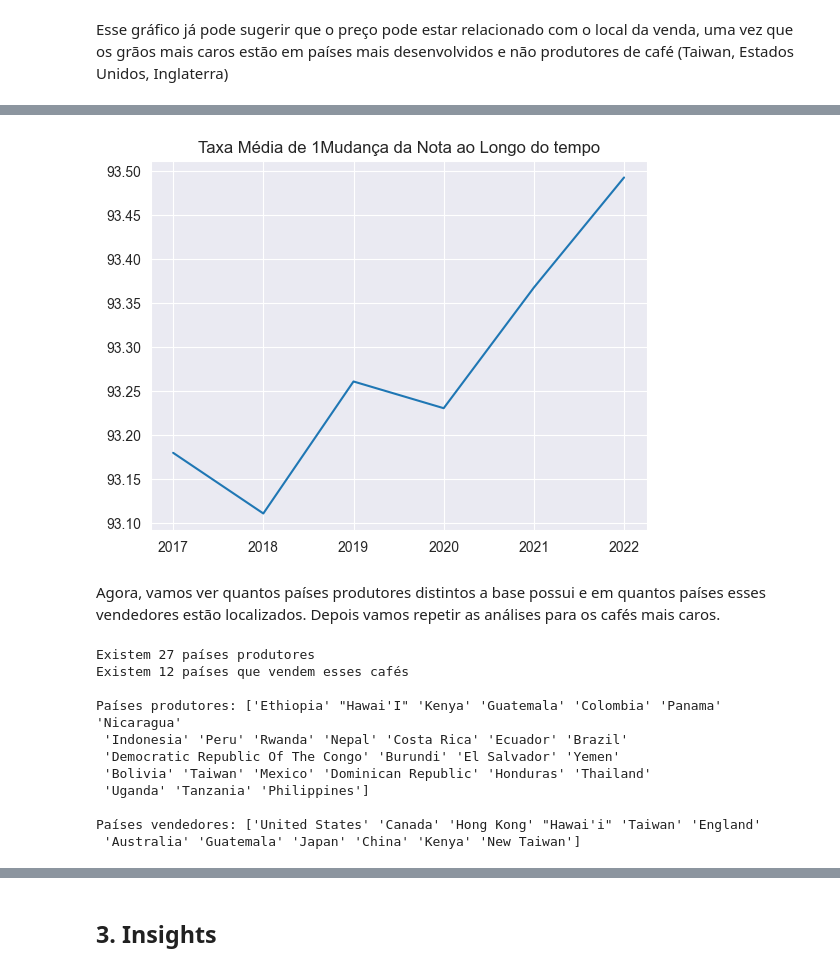
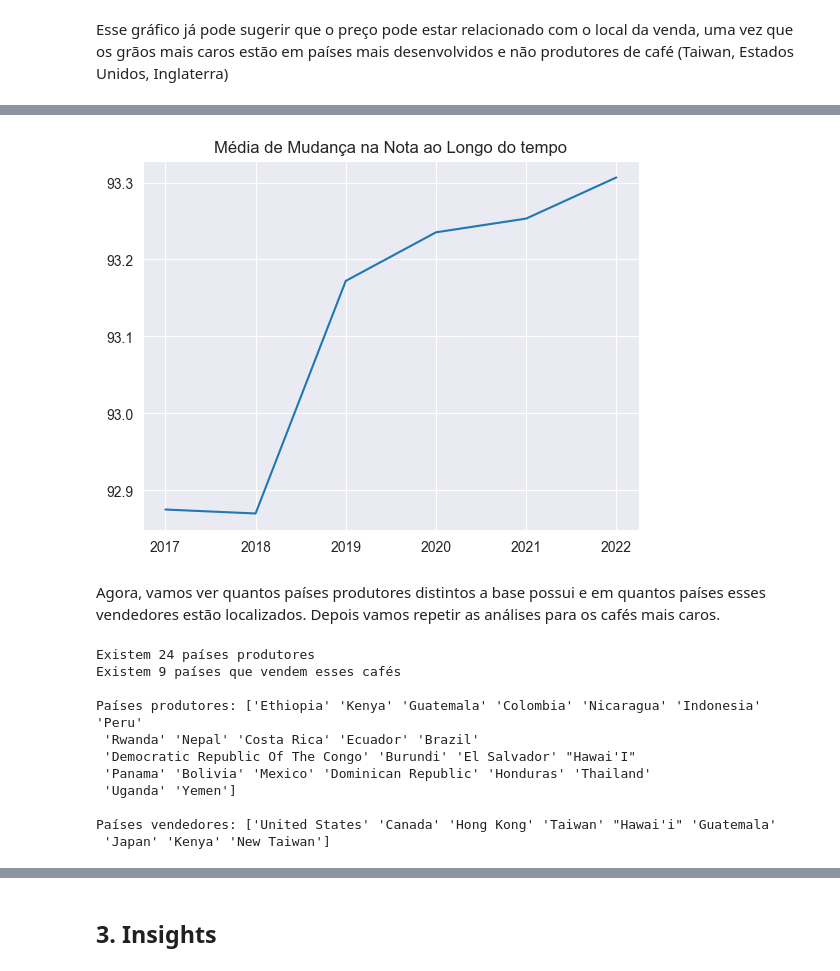
Before and after one commit to atlantico-academy/equipe3-2024.3, a Jupyter notebook: notebooks/01-exploratory_data_analysis.ipynb, the cells around one changed output, grey strips where cells are left out. Saved outputs shown, nothing was run; the diff lists cells and outputs as text; code cells hidden in the pictures.

```diff
--- a/notebooks/01-exploratory_data_analysis.ipynb
+++ b/notebooks/01-exploratory_data_analysis.ipynb
@@ -124,0 +163,16 @@ dtype: int64
+# %%
+def detect_outliers_iqr(data, column):
+    Q1 = data[column].quantile(0.25)
+    Q3 = data[column].quantile(0.75)
+    IQR = Q3 - Q1
+    lower_bound = Q1 - 1.5 * IQR
+    upper_bound = Q3 + 1.5 * IQR
+    return data[(data[column] < lower_bound) | (data[column] > upper_bound)]
+
+# Detectar e remover outliers em variáveis numéricas
+outliers_dict = {}
+for col in data.select_dtypes(include=[np.number]).columns:
+    outliers = detect_outliers_iqr(data, col)
+    if not outliers.empty:
+        outliers_dict[col] = len(outliers)
+        data = data[~data.index.isin(outliers.index)]
@@ -170,0 +217,19 @@ Perguntas de Partidas e Hipóteses:
+# %%
+# preço por unidade de qualidade
+
+data['preco_qualidade'] = data['100g_USD']/data['rating']
+
+# idade do café, considerando o ano que estamos
+
+ano = 2024
+data['idade_cafe'] = ano - data['ano']
+
+# intervalo de avaliação
+
+bins = [0 , 85, 90, 95, 100]
+labels = ['Low', 'Medium', 'High', 'Excellent']
+data['avaliacao_rating'] = pd.cut(data['rating'], bins = bins , labels = labels)
+
+
+#Classificação de preço
+data['classificacao_preco'] = pd.qcut(data['100g_USD'], q =3, labels = ['barato', 'intermediario', 'caro'] )
@@ -198,3 +279,0 @@ plt.show()
-# %%
-#Extraindo o ano para entender as tendências de aumento e decrescimento anual
-data['ano'] = pd.to_datetime(data['review_date'], format= '%B %Y').dt.year
@@ -215,10 +313,11 @@ Ambos os gráficos apresentam um ponto de inflexão em 2019, onde a taxa de cres
 # %%
 media_por_ano = data.groupby('ano')['rating'].mean()
 plt.plot(media_por_ano.index, media_por_ano.values)
-plt.title('Taxa Média de 1Mudança da Nota ao Longo do tempo')
+plt.title('Média de Mudança na Nota ao Longo do tempo')
+plt.savefig("media_notas_crescimento_consistente.png")
 plt.show()
 # %% [output]
-[figure, old version]
+[figure, new version]
 # %% [markdown]
  Agora, vamos ver quantos países produtores distintos a base possui e em quantos países esses vendedores estão localizados. Depois vamos repetir as análises para os cafés mais caros.
 # %%
@@ -232,15 +331,15 @@ print(f"Existem {paises_vendedores} países que vendem esses cafés")
 print("\nPaíses produtores:", data['origin'].unique())
 print("\nPaíses vendedores:", data['loc_country'].unique())
 # %% [output]
-Existem 27 países produtores
-Existem 12 países que vendem esses cafés
+Existem 24 países produtores
+Existem 9 países que vendem esses cafés
 
-Países produtores: ['Ethiopia' "Hawai'I" 'Kenya' 'Guatemala' 'Colombia' 'Panama' 'Nicaragua'
- 'Indonesia' 'Peru' 'Rwanda' 'Nepal' 'Costa Rica' 'Ecuador' 'Brazil'
- 'Democratic Republic Of The Congo' 'Burundi' 'El Salvador' 'Yemen'
- 'Bolivia' 'Taiwan' 'Mexico' 'Dominican Republic' 'Honduras' 'Thailand'
- 'Uganda' 'Tanzania' 'Philippines']
+Países produtores: ['Ethiopia' 'Kenya' 'Guatemala' 'Colombia' 'Nicaragua' 'Indonesia' 'Peru'
+ 'Rwanda' 'Nepal' 'Costa Rica' 'Ecuador' 'Brazil'
+ 'Democratic Republic Of The Congo' 'Burundi' 'El Salvador' "Hawai'I"
+ 'Panama' 'Bolivia' 'Mexico' 'Dominican Republic' 'Honduras' 'Thailand'
+ 'Uganda' 'Yemen']
 
-Países vendedores: ['United States' 'Canada' 'Hong Kong' "Hawai'i" 'Taiwan' 'England'
- 'Australia' 'Guatemala' 'Japan' 'China' 'Kenya' 'New Taiwan']
+Países vendedores: ['United States' 'Canada' 'Hong Kong' 'Taiwan' "Hawai'i" 'Guatemala'
+ 'Japan' 'Kenya' 'New Taiwan']
 # %% [markdown]
```
Also changed, not shown: parts of 45 cells of this notebook.
